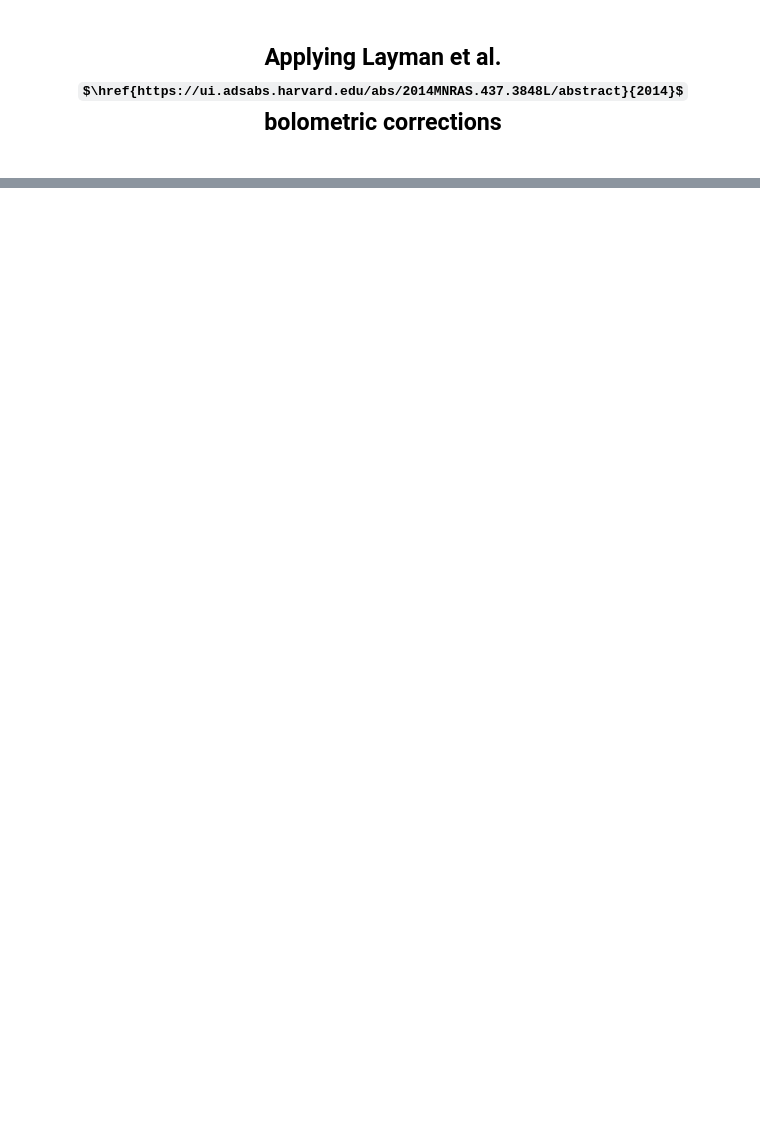
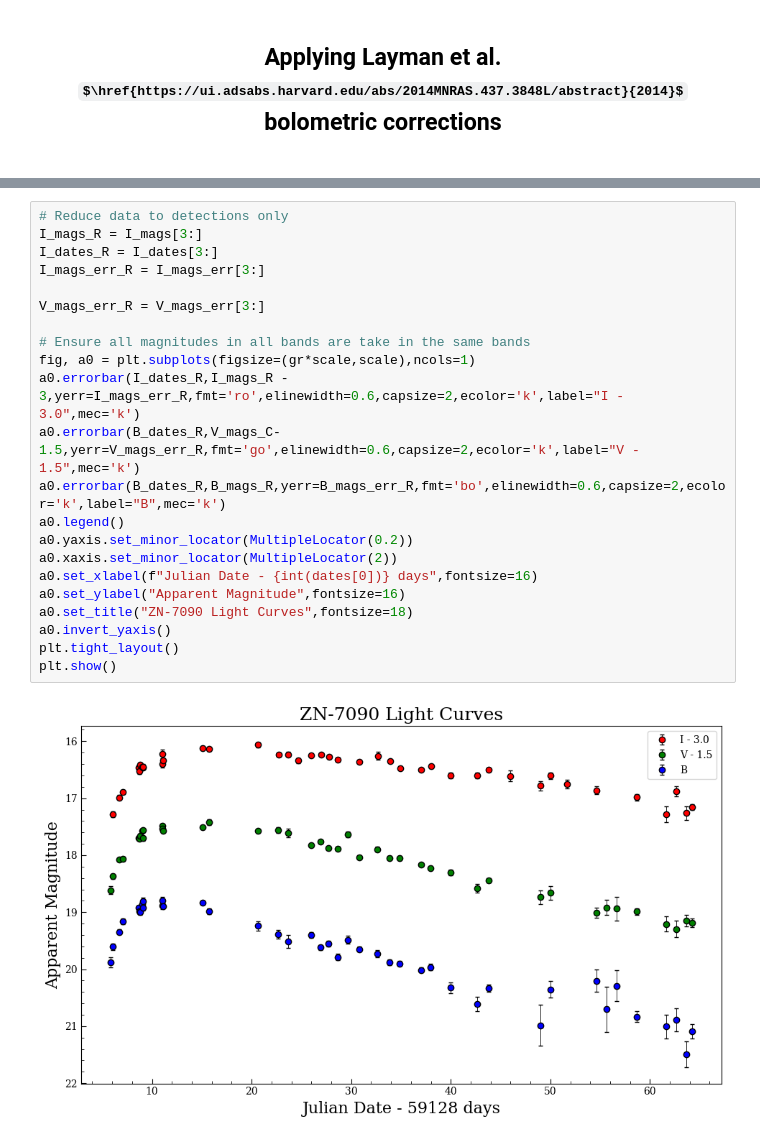
Before and after one commit to 159Patrick159/ZN-7090, a Jupyter notebook: Scripts/Generating Bolometric Light Curves.ipynb, the cells around one changed output, grey strips where cells are left out. Drawn from its saved outputs; the diff is of its cells as text; some formulas as TeX source; blank space fills up the shorter version.

```diff
--- a/Scripts/Generating Bolometric Light Curves.ipynb
+++ b/Scripts/Generating Bolometric Light Curves.ipynb
@@ -410,0 +441,24 @@ This paper provides several options for applying the method of bolometric correc
+# %%
+# Reduce data to detections only
+I_mags_R = I_mags[3:]
+I_dates_R = I_dates[3:]
+I_mags_err_R = I_mags_err[3:]
+
+V_mags_err_R = V_mags_err[3:]
+
+# Ensure all magnitudes in all bands are take in the same bands
+fig, a0 = plt.subplots(figsize=(gr*scale,scale),ncols=1)
+a0.errorbar(I_dates_R,I_mags_R - 3,yerr=I_mags_err_R,fmt='ro',elinewidth=0.6,capsize=2,ecolor='k',label="I - 3.0",mec='k')
+a0.errorbar(B_dates_R,V_mags_C-1.5,yerr=V_mags_err_R,fmt='go',elinewidth=0.6,capsize=2,ecolor='k',label="V - 1.5",mec='k')
+a0.errorbar(B_dates_R,B_mags_R,yerr=B_mags_err_R,fmt='bo',elinewidth=0.6,capsize=2,ecolor='k',label="B",mec='k')
+a0.legend()
+a0.yaxis.set_minor_locator(MultipleLocator(0.2))
+a0.xaxis.set_minor_locator(MultipleLocator(2))
+a0.set_xlabel(f"Julian Date - {int(dates[0])} days",fontsize=16)
+a0.set_ylabel("Apparent Magnitude",fontsize=16)
+a0.set_title("ZN-7090 Light Curves",fontsize=18)
+a0.invert_yaxis()
+plt.tight_layout()
+plt.show()
+# %% [output]
+[figure, added]
```
Also changed, not shown: parts of 23 cells of this notebook.
